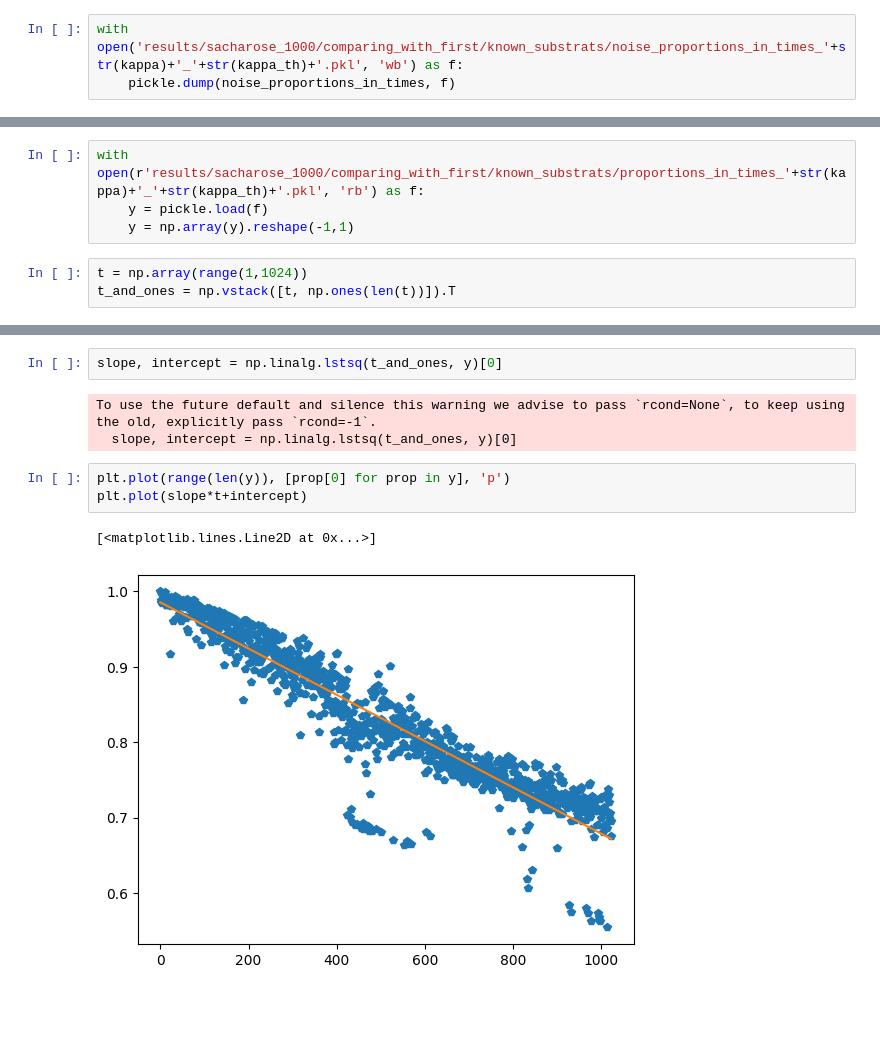
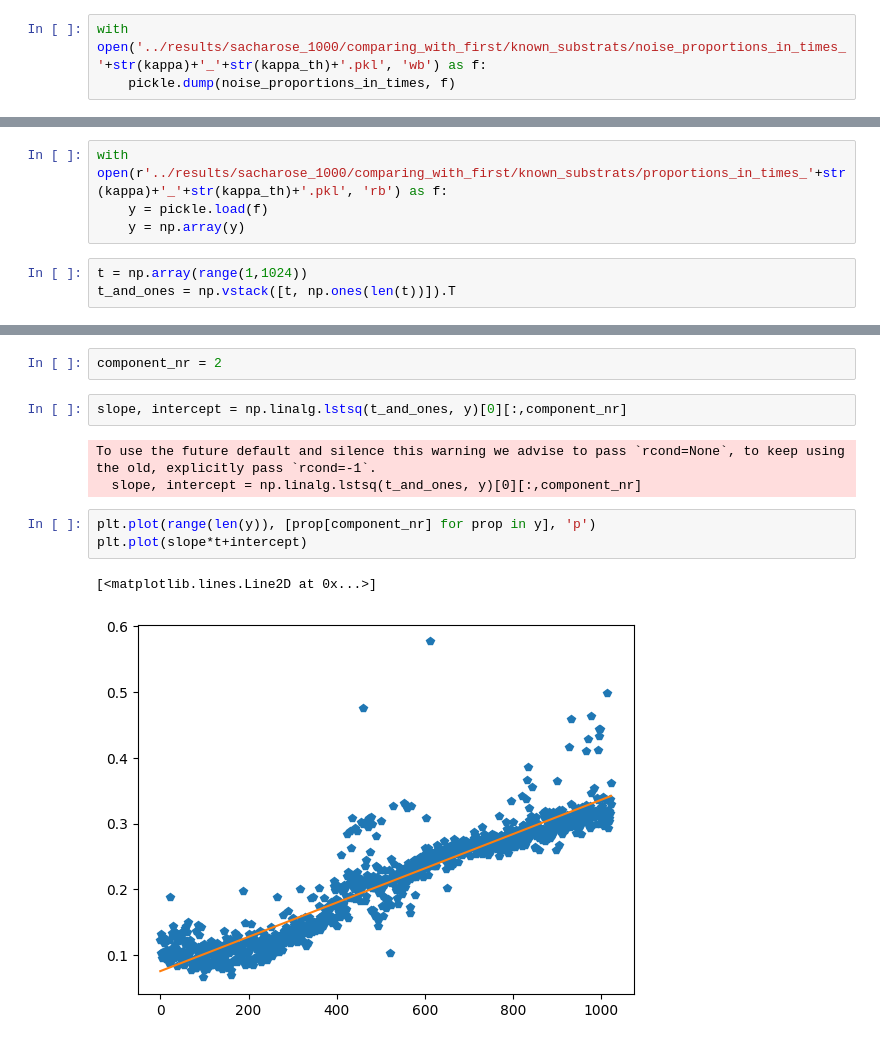
Before and after one commit to BDomzal/magnetstein_x_chemical_reactions, a Jupyter notebook: notebooks/sacharose_comparing_with_first_known_substrats.ipynb, the cells around one changed output, grey strips where cells are left out. Saved outputs shown, nothing was run; the diff lists cells and outputs as text; blank space fills up the shorter version.

```diff
--- a/sacharose_comparing_with_first_known_substrats.ipynb
+++ b/notebooks/sacharose_comparing_with_first_known_substrats.ipynb
@@ -123,13 +123,13 @@ with open('results/sacharose_1000/comparing_with_first/known_substrats/proportio
     pickle.dump(proportions_in_times, f)
 # %%
-with open('results/sacharose_1000/comparing_with_first/known_substrats/noise_proportions_in_times_'+str(kappa)+'_'+str(kappa_th)+'.pkl', 'wb') as f:
+with open('../results/sacharose_1000/comparing_with_first/known_substrats/noise_proportions_in_times_'+str(kappa)+'_'+str(kappa_th)+'.pkl', 'wb') as f:
     pickle.dump(noise_proportions_in_times, f)
 # %% [markdown]
 ### Linear regression
 # %%
-with open(r'results/sacharose_1000/comparing_with_first/known_substrats/proportions_in_times_'+str(kappa)+'_'+str(kappa_th)+'.pkl', 'rb') as f:
+with open(r'../results/sacharose_1000/comparing_with_first/known_substrats/proportions_in_times_'+str(kappa)+'_'+str(kappa_th)+'.pkl', 'rb') as f:
     y = pickle.load(f)
-    y = np.array(y).reshape(-1,1)
+    y = np.array(y)
 # %%
 t = np.array(range(1,1024))
 t_and_ones = np.vstack([t, np.ones(len(t))]).T
@@ -136,11 +146,13 @@ t_and_ones = np.vstack([t, np.ones(len(t))]).T
+# %%
+component_nr = 2
 # %%
-slope, intercept = np.linalg.lstsq(t_and_ones, y)[0]
+slope, intercept = np.linalg.lstsq(t_and_ones, y)[0][:,component_nr]
 # %% [output]
 To use the future default and silence this warning we advise to pass `rcond=None`, to keep using the old, explicitly pass `rcond=-1`.
-  slope, intercept = np.linalg.lstsq(t_and_ones, y)[0]
+  slope, intercept = np.linalg.lstsq(t_and_ones, y)[0][:,component_nr]
 # %%
-plt.plot(range(len(y)), [prop[0] for prop in y], 'p')
+plt.plot(range(len(y)), [prop[component_nr] for prop in y], 'p')
 plt.plot(slope*t+intercept)
 # %% [output]
 [<matplotlib.lines.Line2D at 0x...>]
-[figure, old version]
+[figure, new version]
```
Also changed, not shown: parts of 4 cells of this notebook, 11 other files.
